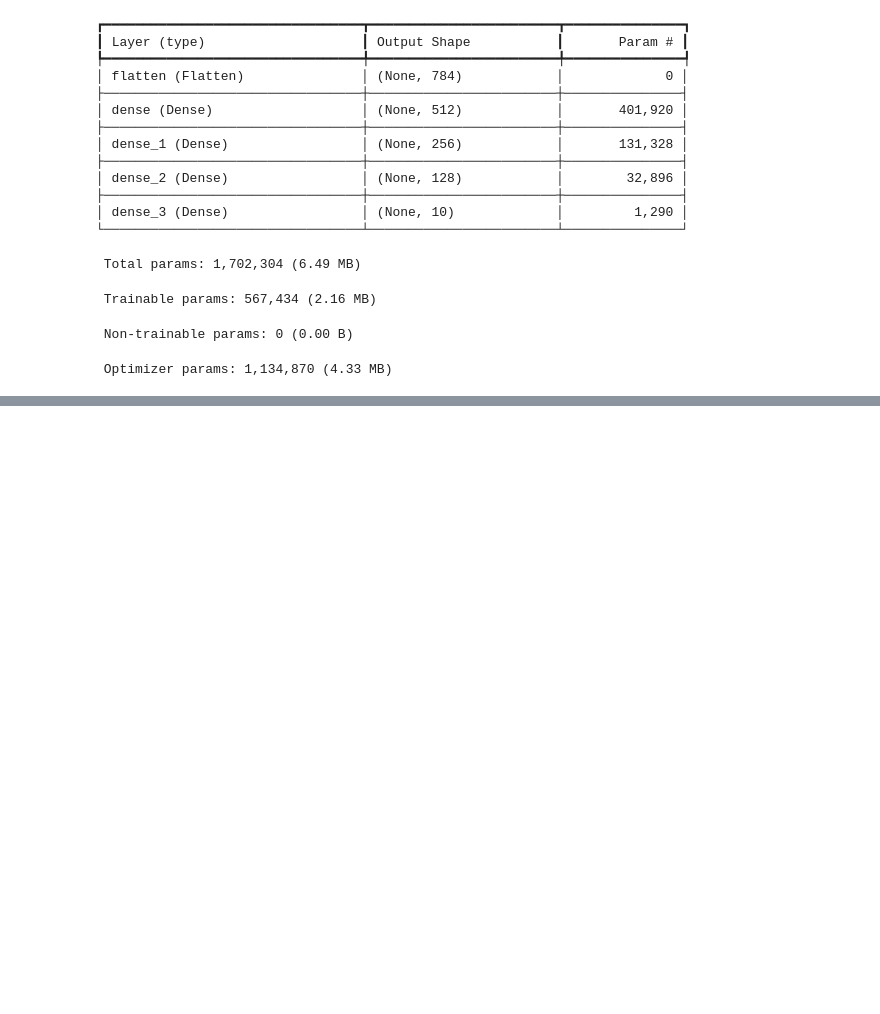
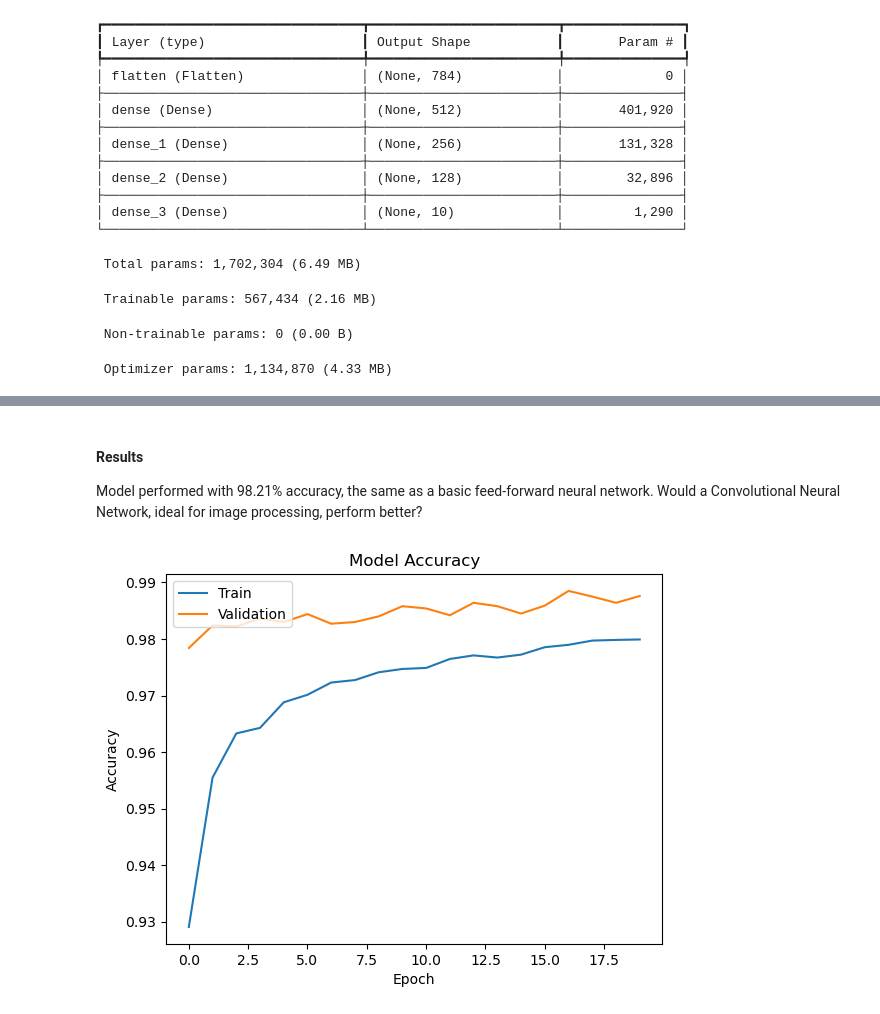
Before and after one commit to maryschindler/MNIST_2024, a Jupyter notebook: MNIST_Modeling.ipynb, the cells around one changed output, grey strips where cells are left out. Cells and saved outputs as stored; diff of their text form; code cells hidden in the pictures; blank space fills up the shorter version.

```diff
--- a/MNIST_Modeling.ipynb
+++ b/MNIST_Modeling.ipynb
@@ -190,0 +281,14 @@ plt.show()
+# %% [markdown]
+#### Results
+Model performed with 98.21% accuracy, the same as a basic feed-forward neural network. Would a Convolutional Neural Network, ideal for image processing, perform better?
+# %%
+# Plot training & validation accuracy values
+plt.plot(history.history['accuracy'])
+plt.plot(history.history['val_accuracy'])
+plt.title('Model Accuracy')
+plt.ylabel('Accuracy')
+plt.xlabel('Epoch')
+plt.legend(['Train', 'Validation'], loc = 'upper left')
+plt.show()
+# %% [output]
+[figure, added]
```
Also changed, not shown: parts of 26 cells of this notebook.
